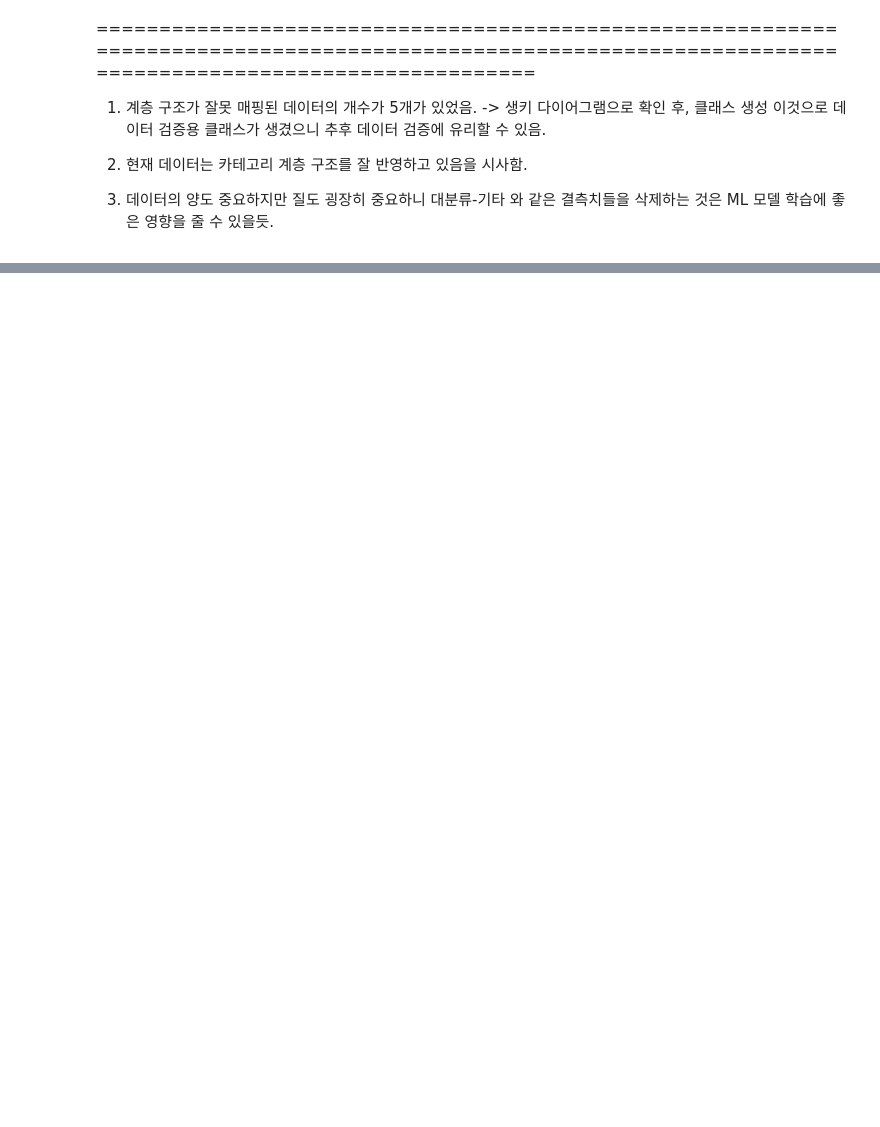
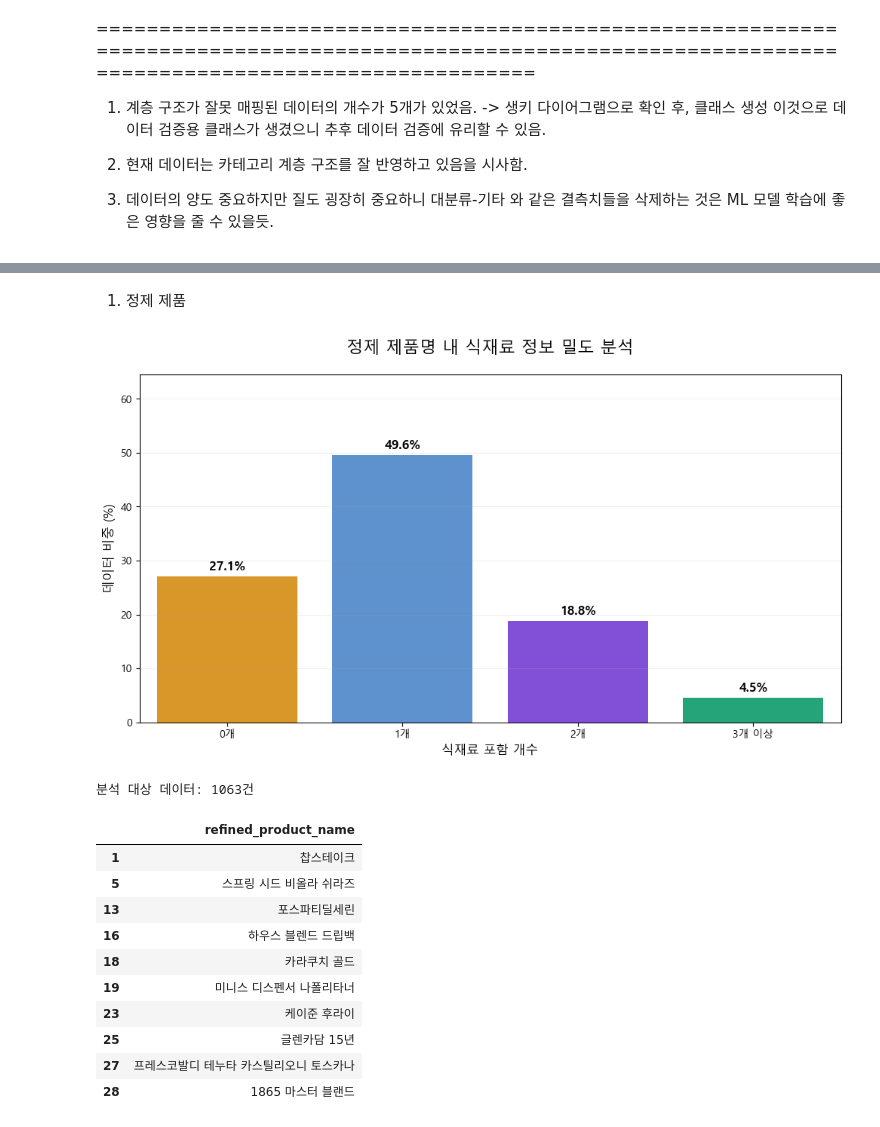
Before and after one commit to RE-FRIDGE-Team/REF_Classification_For_Ingredient_Recognition, a Jupyter notebook: classification_ML/REF_Grocery_Analysis.ipynb, the cells around one changed output, grey strips where cells are left out. Saved outputs shown, nothing was run; the diff lists cells and outputs as text; code cells hidden in the pictures; blank space fills up the shorter version.

```diff
--- a/classification_ML/REF_Grocery_Analysis.ipynb
+++ b/classification_ML/REF_Grocery_Analysis.ipynb
@@ -873,3 +921,5 @@ recommended_len = REF_visualize_length_distribution(refined_grocery_df)
 99% 지점: 22.0자
 
 BERT max_seq_length 설정값: 26
+# %% [markdown]
+1. 정제 제품
@@ -875,0 +1004,21 @@ BERT max_seq_length 설정값: 26
+# %%
+visualizer = REF_Grocery_Ingredient_Density_Visualizer(grocery_df)
+visualizer.compute_stats()
+visualizer.render_chart()
+
+# 미탐지 데이터 확인
+display(visualizer.show_unmatched_samples())
+# %% [output]
+[figure, added]
+분석 대상 데이터: 1063건
+|  | refined_product_name |
+| 1 | 찹스테이크 |
+| 5 | 스프링 시드 비올라 쉬라즈 |
+| 13 | 포스파티딜세린 |
+| 16 | 하우스 블렌드 드립백 |
+| 18 | 카라쿠치 골드 |
+| 19 | 미니스 디스펜서 나폴리타너 |
+| 23 | 케이준 후라이 |
+| 25 | 글렌카담 15년 |
+| 27 | 프레스코발디 테누타 카스틸리오니 토스카나 |
+| 28 | 1865 마스터 블랜드 |
```
Also changed, not shown: parts of 5 cells of this notebook.
